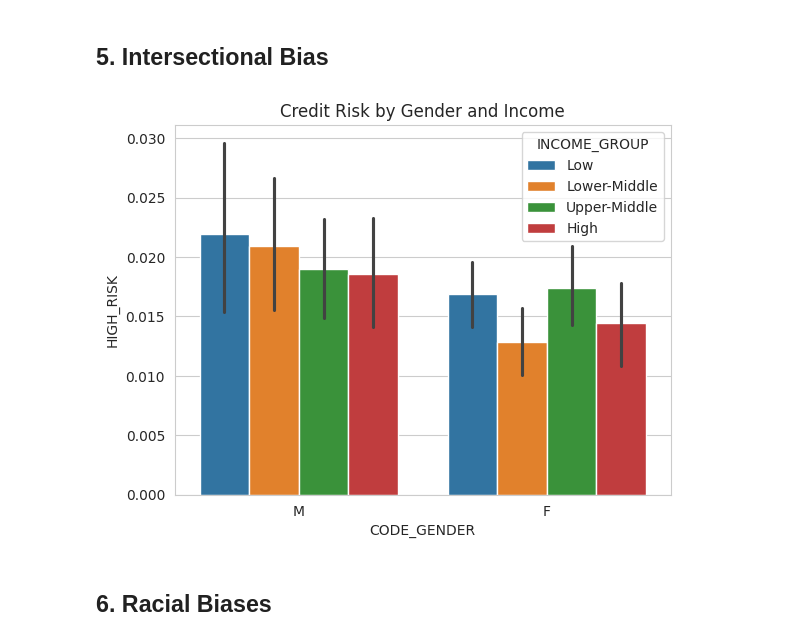
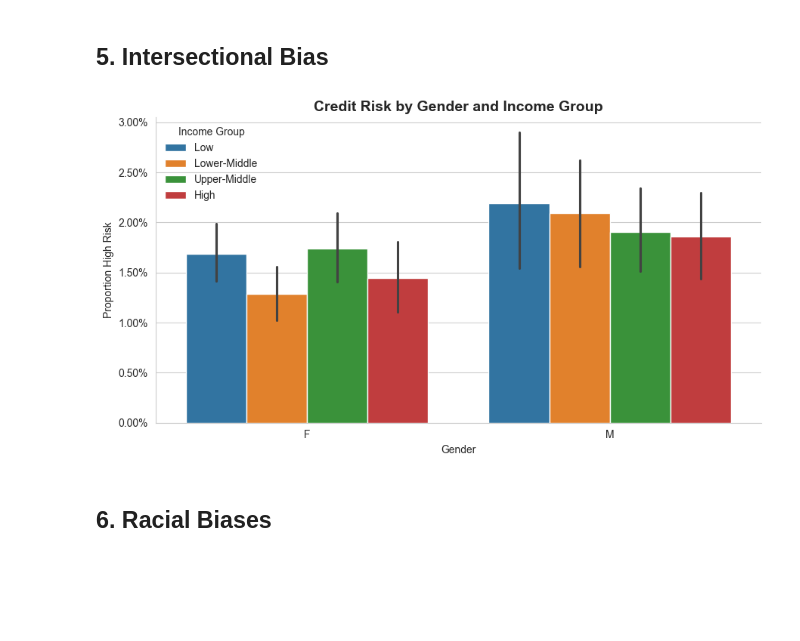
Before and after one commit to khethacs50/DS774-Group3, a Jupyter notebook: Notebooks/Post_Block_Assignment_1_EDA.ipynb, the cells around one changed output. Cells and saved outputs as stored; diff of their text form; code cells hidden in the pictures; blank space fills up the shorter version.

```diff
--- a/Notebooks/Post_Block_Assignment_1_EDA.ipynb
+++ b/Notebooks/Post_Block_Assignment_1_EDA.ipynb
@@ -501,18 +505,34 @@ plt.show()
 [figure]
 # %% [markdown]
 ## 5. Intersectional Bias
-# %%
-sns.barplot(
-    data=customer_df,
-    x="CODE_GENDER",
-    y="HIGH_RISK",
-    hue="INCOME_GROUP"
-)
-
-plt.title("Credit Risk by Gender and Income")
-plt.show()
-# %% [output]
-[figure, removed]
+# %%
+plt.figure(figsize=(9, 5))
+
+ax = sns.barplot(
+    data=customer_df,
+    x="CODE_GENDER",
+    y="HIGH_RISK",
+    hue="INCOME_GROUP",
+    order=["F", "M"],
+    hue_order=["Low", "Lower-Middle", "Upper-Middle", "High"]
+)
+
+ax.set_title("Credit Risk by Gender and Income Group", fontsize=14, weight="bold")
+ax.set_xlabel("Gender")
+ax.set_ylabel("Proportion High Risk")
+
+# Format y-axis as percentages
+from matplotlib.ticker import PercentFormatter
+ax.yaxis.set_major_formatter(PercentFormatter(1.0))
+
+# Clean legend
+ax.legend(title="Income Group", frameon=False)
+
+sns.despine()
+plt.tight_layout()
+plt.show()
+# %% [output]
+[figure, added]
 # %% [markdown]
 ## 6. Racial Biases
 # %% [markdown]
```
Also changed, not shown: parts of 8 cells of this notebook, 11 other files.
